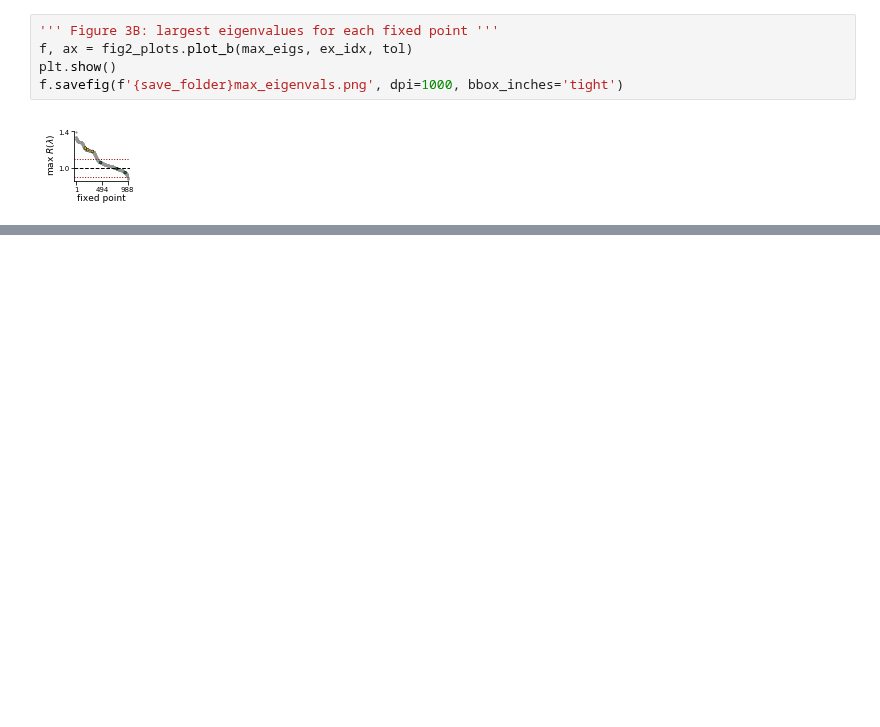
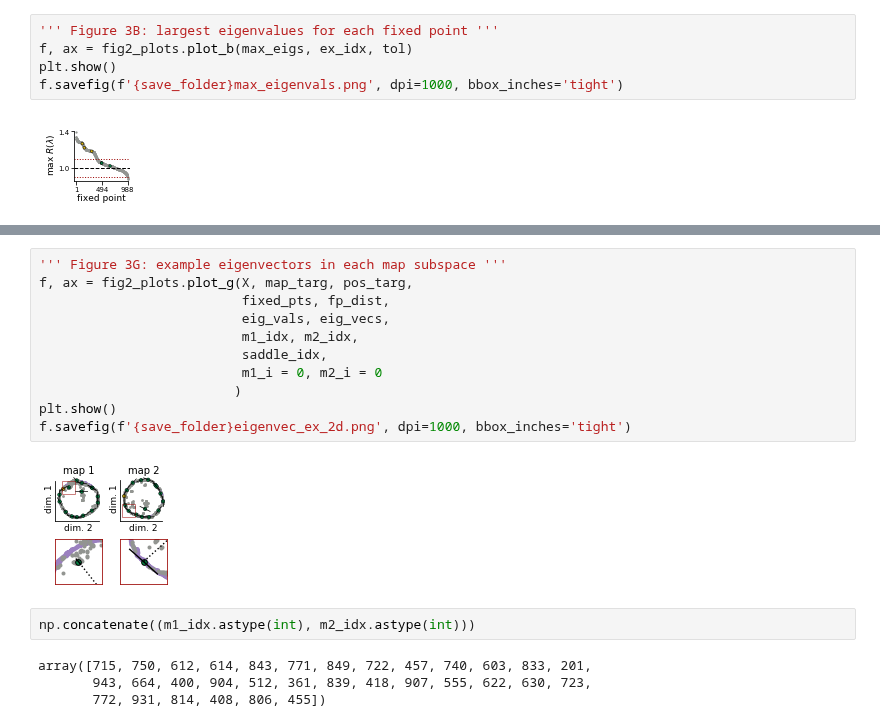
Before and after one commit to ahwillia/rnn_remapping_paper, a Jupyter notebook: fig2_fixedpts/make_fig2.ipynb, the cells around one changed output, grey strips where cells are left out. Saved outputs shown, nothing was run; the diff lists cells and outputs as text; blank space fills up the shorter version.

```diff
--- a/fig2_fixedpts/make_fig2.ipynb
+++ b/fig2_fixedpts/make_fig2.ipynb
@@ -174,0 +181,19 @@ f.savefig(f'{save_folder}eigenvec_examples_only.png',
+# %%
+''' Figure 3G: example eigenvectors in each map subspace '''
+f, ax = fig2_plots.plot_g(X, map_targ, pos_targ,
+                          fixed_pts, fp_dist,
+                          eig_vals, eig_vecs,
+                          m1_idx, m2_idx,
+                          saddle_idx,
+                          m1_i = 0, m2_i = 0
+                         )
+plt.show()
+f.savefig(f'{save_folder}eigenvec_ex_2d.png', dpi=1000, bbox_inches='tight')
+# %% [output]
+[figure, added]
+# %%
+np.concatenate((m1_idx.astype(int), m2_idx.astype(int)))
+# %% [output]
+array([715, 750, 612, 614, 843, 771, 849, 722, 457, 740, 603, 833, 201,
+       943, 664, 400, 904, 512, 361, 839, 418, 907, 555, 622, 630, 723,
+       772, 931, 814, 408, 806, 455])
```
Also changed, not shown: parts of 8 cells of this notebook, 30 other files.
